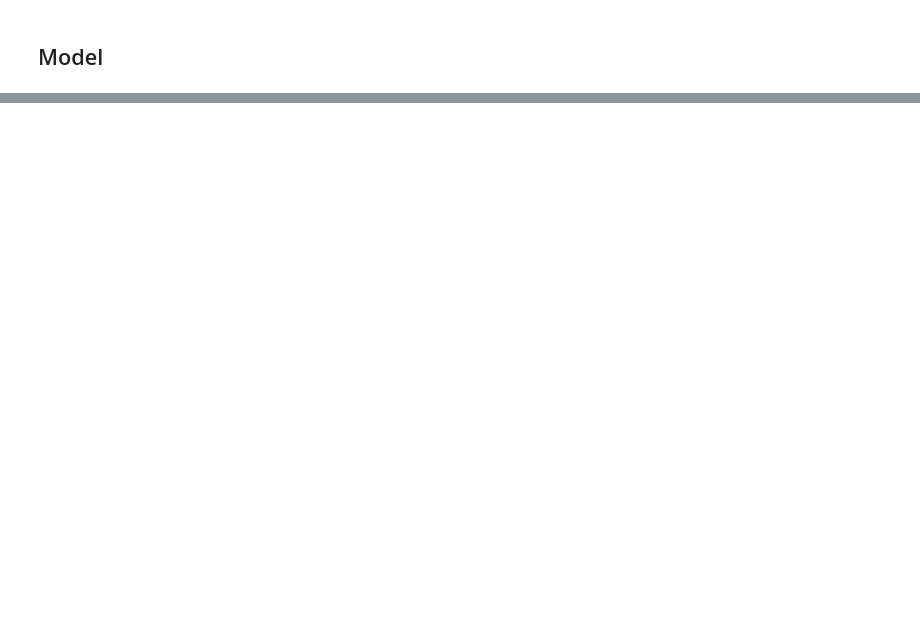
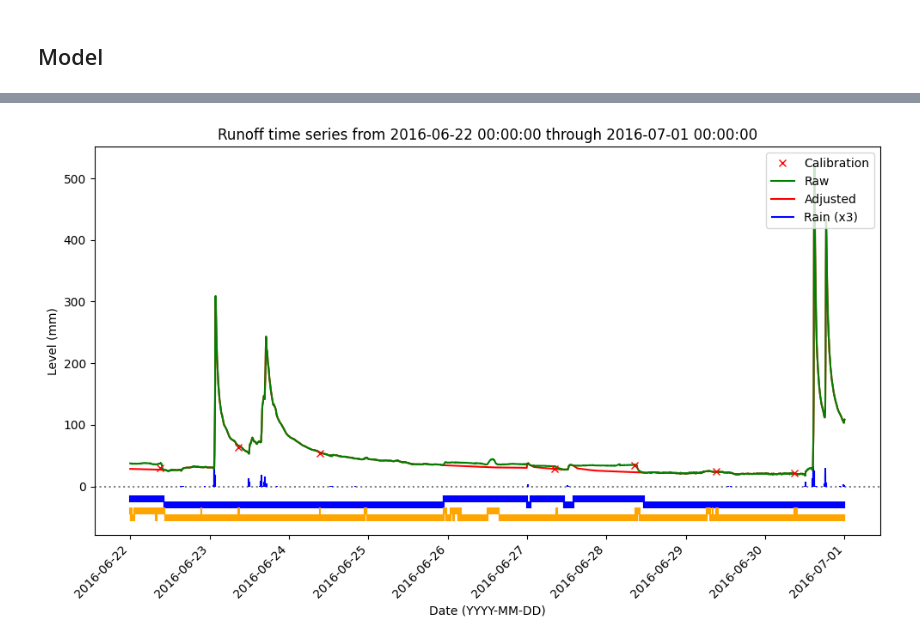
Before and after one commit to gmcginnis/info-698-capstone, a Jupyter notebook: 02_split.ipynb, the cells around one changed output, grey strips where cells are left out. Cells and saved outputs as stored; diff of their text form; code cells hidden in the pictures; blank space fills up the shorter version.

```diff
--- a/02_split.ipynb
+++ b/02_split.ipynb
@@ -642,0 +710,5 @@ plt.show()
+# %%
+# plot_preds(X_val.index[0], X_val.index[-1])
+plot_preds('2016-06-22 00:00:00', '2016-07-01 00:00:00')
+# %% [output]
+[figure, added]
```
Also changed, not shown: parts of 21 cells of this notebook.
